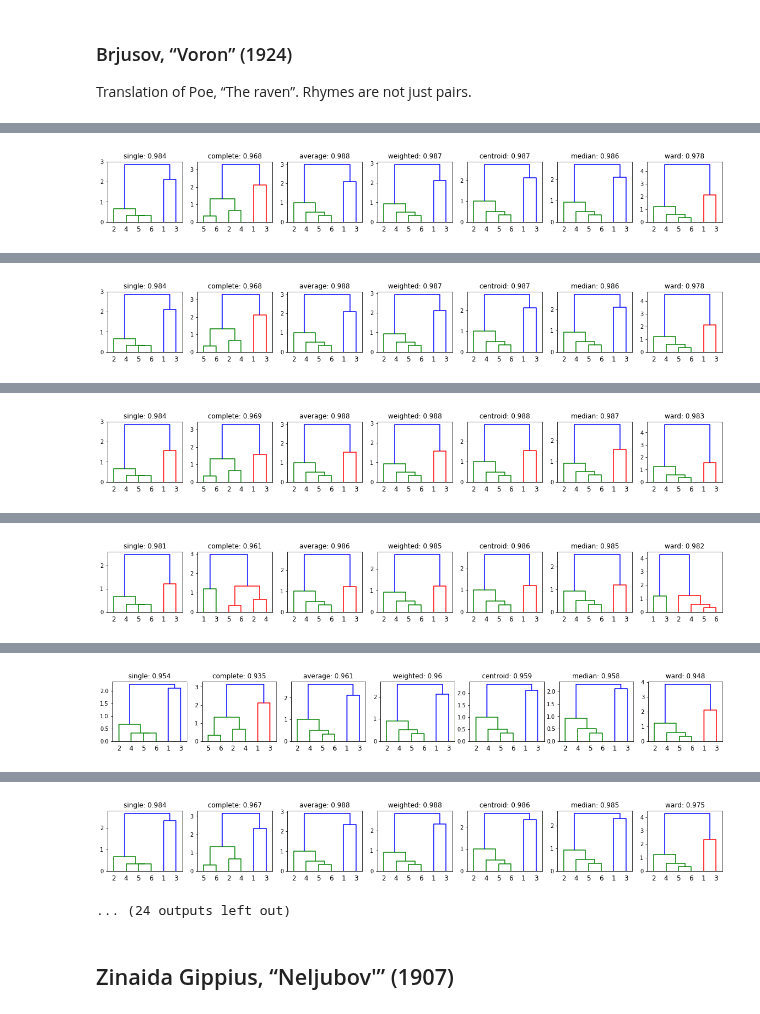
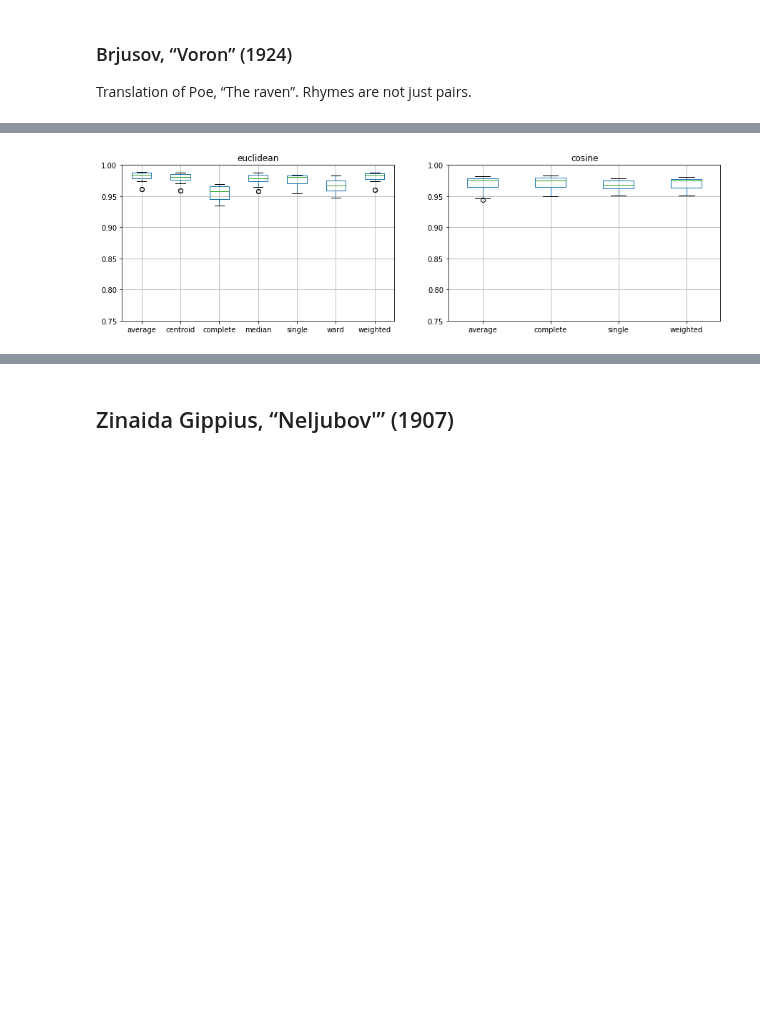
Before and after one commit to Data-Science-for-Linguists-2019/russian_rhyme, a Jupyter notebook: dev/explore_linkage.ipynb, the cells around one changed output, grey strips where cells are left out. Cells and saved outputs as stored; diff of their text form; code cells hidden in the pictures; blank space fills up the shorter version.

```diff
--- a/dev/explore_linkage.ipynb
+++ b/dev/explore_linkage.ipynb
@@ -93,7 +90,7 @@ def remove_pretonic_segments(s: str) -> str: # removes segments in place
 # %% [markdown]
 ## Imports sample file, analyzes, outputs reports
 # %%
-def explore(filepath, ceiling=1000, ward=None):
+def explore(filepath, ceiling=1000, ward=None, dd=None):
     '''Render text and dendrograms of rhyme clustering
 
     Parameters:
@@ -120,7 +117,7 @@ def explore(filepath, ceiling=1000, ward=None):
     df["tokenized"] = [x[0] for x in df["RhymeZone"].str.
                        findall(r"(.?)([AEIOU])([^aeiou]*)([aeiou]?)([^aeiou]*)([aeiou]?)([^aeiou]*)([aeiou]?)([^aeiou]*)([aeiou]?)([^aeiou]*)([aeiou]?)([^aeiou]*)([aeiou]?)([^aeiou]*)([aeiou]?)([^aeiou]*)([aeiou]?)")]
     i = 0
-    while pd.np.count_nonzero([item[i] for item in df["tokenized"]]) > 0:
+    while (pd.np.count_nonzero([item[i] for item in df["tokenized"]]) > 0) or (i == 0):
         # print([item[i] for item in df["tokenized"]]) # diagnostic
         df["token" + str(i)] = [item[i] for item in df["tokenized"]]
         i += 1
@@ -131,6 +128,16 @@ def explore(filepath, ceiling=1000, ward=None):
     dummy = pd.get_dummies(df, columns=df.filter(regex="^token\d").columns, drop_first=True)
     df = df.merge(dummy, on=["PoemId", "StanzaNo", "LineNo", "Text", "Phonetic", "RhymeWord", "RhymeZone", "tokenized"])
     df.set_index(["PoemId", "StanzaNo", "LineNo"], inplace=True)
+
+    # If "dendrogram" parameter is non-null
+    if dd is not None:
+        pd.options.display.max_colwidth = 100
+        print(df[["Text", "RhymeWord", "RhymeZone"]].to_string(index=False))
+        plt.figure()
+        plt.title("Ward linkage, no line numbers")
+        dendrogram(linkage(df.filter(regex=r"^token\d_"), method="ward"))
+        plt.show()
+        pd.options.display.max_colwidth = 50
 
     # Analyze
     methods = {}
@@ -157,3 +166,12 @@ def explore(filepath, ceiling=1000, ward=None):
+# %%
+def plot(data):
+    plt.figure(figsize=(15, 4))
+    for n,(id, content) in enumerate(comparison.items()):
+        plt.subplot(1, 2, n + 1)
+        plt.title(id)
+        plt.ylim(.75, 1)
+        content.boxplot()
+    plt.show()
 # %% [markdown]
 ## Tests with Eugene Onegin chapter 1
 # %% [markdown]
@@ -186,5 +197,6 @@ import and call to compare dendrograms
 
 Translation of Poe, “The raven”. Rhymes are not just pairs.
 # %%
-explore("data_samples/brjusov_voron.xml")
+comparison = explore("data_samples/brjusov_voron.xml")
+plot(comparison)
 # %% [output]
@@ -199 +203 @@ brjusov_voron_1924 1        1       Как-то в полночь, в час у
-[figure, old version]
+[figure, new version]
@@ -208 +203,0 @@ brjusov_voron_1924 2        1       Ах! мне помнится так ясн
-[figure, removed]
@@ -217 +203,0 @@ brjusov_voron_1924 3        1       Шелковистый и не резкий,
-[figure, removed]
@@ -226 +203,0 @@ brjusov_voron_1924 4        1       Наконец, владея волей, я
-[figure, removed]
@@ -235 +203,0 @@ brjusov_voron_1924 5        1       И, смотря во мрак глубок
-[figure, removed]
@@ -244,5 +204,3 @@ brjusov_voron_1924 6        1       Лишь вернулся я несмело
-[figure, removed]
-... (24 outputs left out)
 # %% [markdown]
 ## Zinaida Gippius, “Neljubov′” (1907)
 # %%
```
Also changed, not shown: parts of 10 cells of this notebook, 5 other files.
